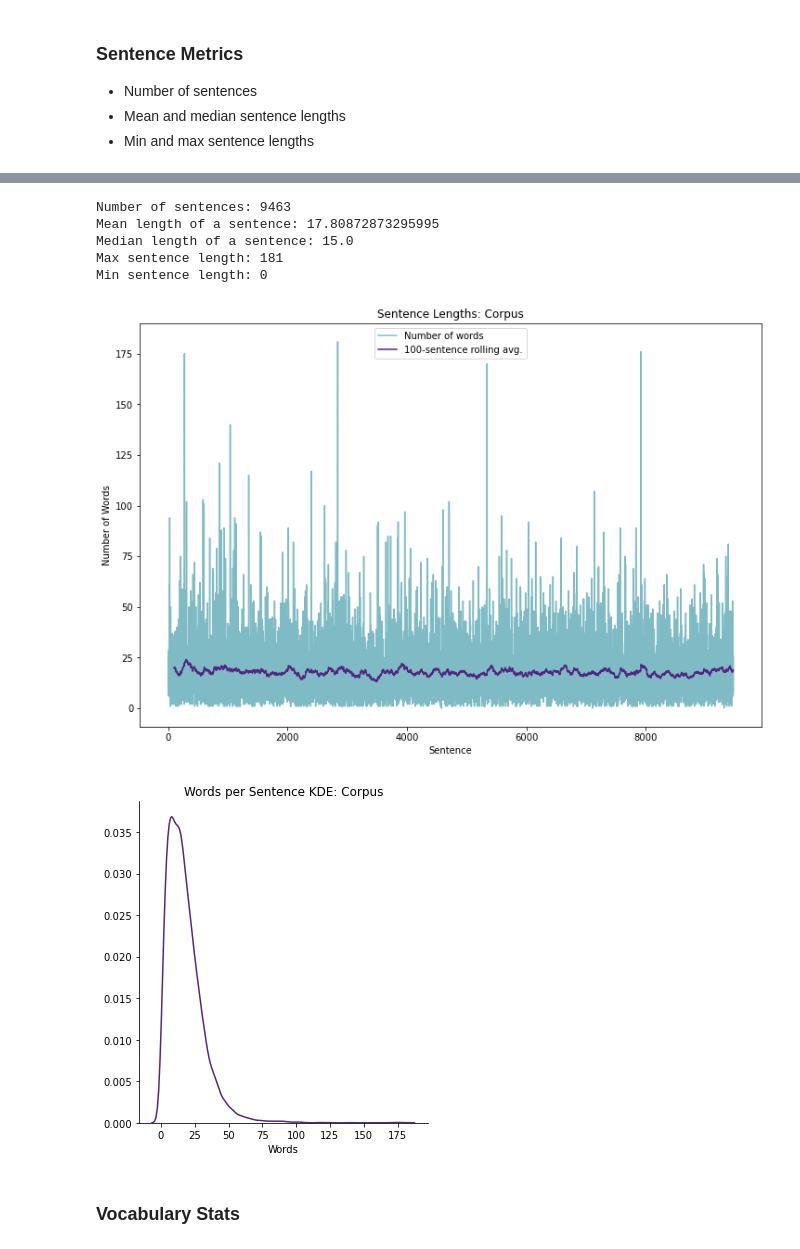
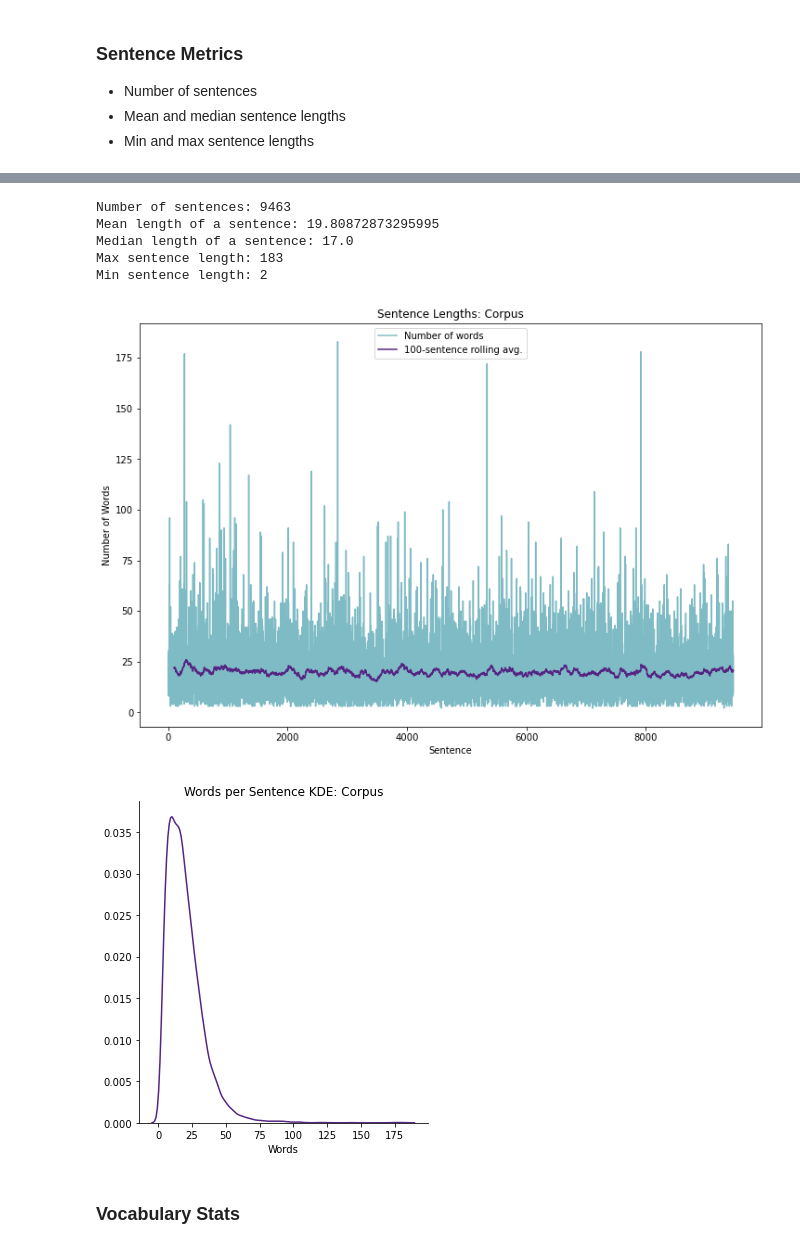
Before and after one commit to samar14641/ql-vocab-nets, a Jupyter notebook: quantitative_linguistics.ipynb, the cells around one changed output, grey strips where cells are left out. Cells and saved outputs as stored; diff of their text form; code cells hidden in the pictures.

```diff
--- a/quantitative_linguistics.ipynb
+++ b/quantitative_linguistics.ipynb
@@ -99,13 +98,13 @@ Min sentence length: 0
 # %%
-sentence_metrics(cor_sents, cor_title)
+sentence_metrics(cor_sents, cor_title, minus = 0)
 # %% [output]
 Number of sentences: 9463
-Mean length of a sentence: 17.80872873295995
-Median length of a sentence: 15.0
-Max sentence length: 181
-Min sentence length: 0
+Mean length of a sentence: 19.80872873295995
+Median length of a sentence: 17.0
+Max sentence length: 183
+Min sentence length: 2
-[figure, old version]
+[figure, new version]
-[figure, old version]
+[figure, new version]
 # %% [markdown]
 ### Vocabulary Stats
 # %%
```
Also changed, not shown: parts of 15 cells of this notebook.
